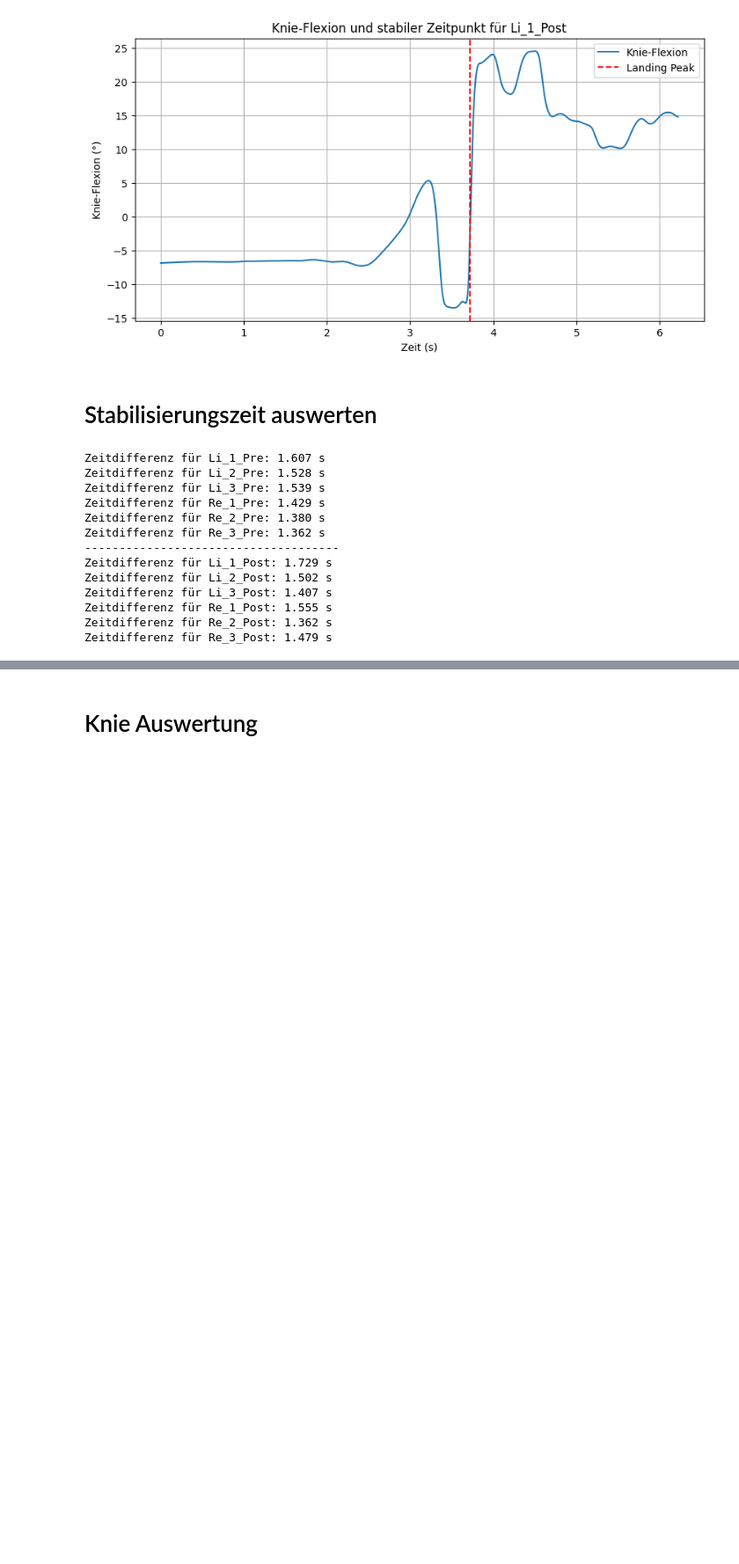
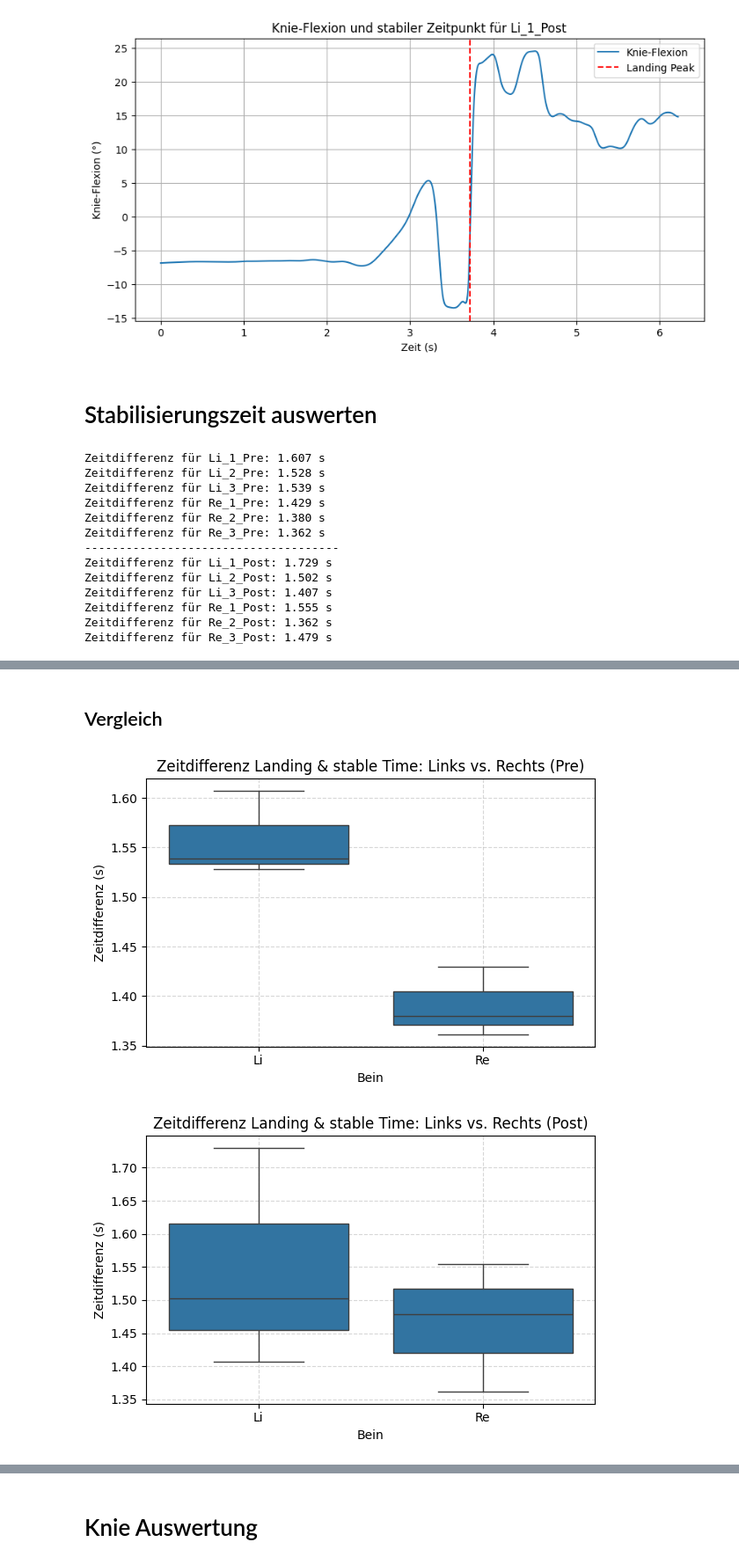
Before and after one commit to TillSchroeter/BewA_Stability, a Jupyter notebook: IMU_Auswertung.ipynb, the cells around one changed output, grey strips where cells are left out. Shown at 88% size. Drawn from its saved outputs; the diff is of its cells as text; code cells hidden in the pictures; blank space fills up the shorter version.

```diff
--- a/IMU_Auswertung.ipynb
+++ b/IMU_Auswertung.ipynb
@@ -12,7 +10,7 @@ ModuleNotFoundError: No module named 'seaborn'
 ### Daten einlesen probe
 
 # Einlesen in einen DataFrame
-df = pd.read_csv("C_Daten_Schröter_Till/2025-04-11-11-05_Pre_C_Re_3.csv",delimiter=';',encoding='utf-8',decimal=',', skiprows=3)  # 👈 Wichtig: Komma als Dezimaltrennzeichen
+df = pd.read_csv("C_Daten_Schröter_Till\Pre_C_Re_3.csv",delimiter=';',encoding='utf-8',decimal=',', skiprows=3)  # 👈 Wichtig: Komma als Dezimaltrennzeichen
 
 ### Daten extrahieren
 # Zeitspalte
@@ -192,18 +190,18 @@ plt.show()
 
 # Manuelle Datei-Zuordnung (Dateiname → Key)
 C_Daten_file_map = {
-    "Li_1_Pre": "C_Daten_Schröter_Till/2025-04-11-11-07_Pre_C_Li_1.csv",
-    "Li_2_Pre": "C_Daten_Schröter_Till/2025-04-11-11-09_Pre_C_Li_2.csv",
-    "Li_3_Pre": "C_Daten_Schröter_Till/2025-04-11-11-09_Pre_C_Li_3.csv",
-    "Re_1_Pre": "C_Daten_Schröter_Till/2025-04-11-10-56_Pre_C_Re_1.csv",
-    "Re_2_Pre": "C_Daten_Schröter_Till/2025-04-11-11-05_Pre_C_Re_2.csv",
-    "Re_3_Pre": "C_Daten_Schröter_Till/2025-04-11-11-05_Pre_C_Re_3.csv",
-    "Li_1_Post": "C_Daten_Schröter_Till/2025-05-15-09-27_Post_C_Li_1.csv",
-    "Li_2_Post": "C_Daten_Schröter_Till/2025-05-15-09-27_Post_C_Li_2.csv",
-    "Li_3_Post": "C_Daten_Schröter_Till/2025-05-15-09-28_Post_C_Li_3.csv",
-    "Re_1_Post": "C_Daten_Schröter_Till/2025-05-15-09-20_Post_C_Re_1.csv",
-    "Re_2_Post": "C_Daten_Schröter_Till/2025-05-15-09-24_Post_C_Re_2.csv",
-    "Re_3_Post": "C_Daten_Schröter_Till/2025-05-15-09-25_Post_C_Re_3.csv",
+    "Li_1_Pre": "C_Daten_Schröter_Till/Pre_C_Li_1.csv",
+    "Li_2_Pre": "C_Daten_Schröter_Till/Pre_C_Li_2.csv",
+    "Li_3_Pre": "C_Daten_Schröter_Till/Pre_C_Li_3.csv",
+    "Re_1_Pre": "C_Daten_Schröter_Till/Pre_C_Re_1.csv",
+    "Re_2_Pre": "C_Daten_Schröter_Till/Pre_C_Re_2.csv",
+    "Re_3_Pre": "C_Daten_Schröter_Till/Pre_C_Re_3.csv",
+    "Li_1_Post": "C_Daten_Schröter_Till/Post_C_Li_1.csv",
+    "Li_2_Post": "C_Daten_Schröter_Till/Post_C_Li_2.csv",
+    "Li_3_Post": "C_Daten_Schröter_Till/Post_C_Li_3.csv",
+    "Re_1_Post": "C_Daten_Schröter_Till/Post_C_Re_1.csv",
+    "Re_2_Post": "C_Daten_Schröter_Till/Post_C_Re_2.csv",
+    "Re_3_Post": "C_Daten_Schröter_Till/Post_C_Re_3.csv",
 }
 
 landing_peaks = {
@@ -260,8 +258,6 @@ columns_to_extract = [
     "Noraxon MyoMotion-Segments-Upper spine-RT Rotation (deg)"
 ]
 
-keys = ("Li_1_Pre", "Li_2_Pre", "Li_3_Pre","Re_1_Pre","Re_2_Pre","Re_3_Pre", "Li_1_Post", "Li_2_Post", "Li_3_Post","Re_1_Post","Re_2_Post","Re_3_Post")
-
 # haupt Datenstruktur initialisieren
 data = {}
 
@@ -533,0 +551,12 @@ NameError: name 'sns' is not defined
+# %% [markdown]
+## Vergleich
+# %%
+### Plotten der Zeitdifferenzen Rechts und Links und Pre und Post
+plot_boxplot (
+    title="Zeitdifferenz Landing & stable Time: ",
+    y_label="Zeitdifferenz (s)",
+    data_key="time_difference"
+)
+# %% [output]
+[figure, added]
+[figure, added]
```
Also changed, not shown: parts of 16 cells of this notebook, 14 other files.
